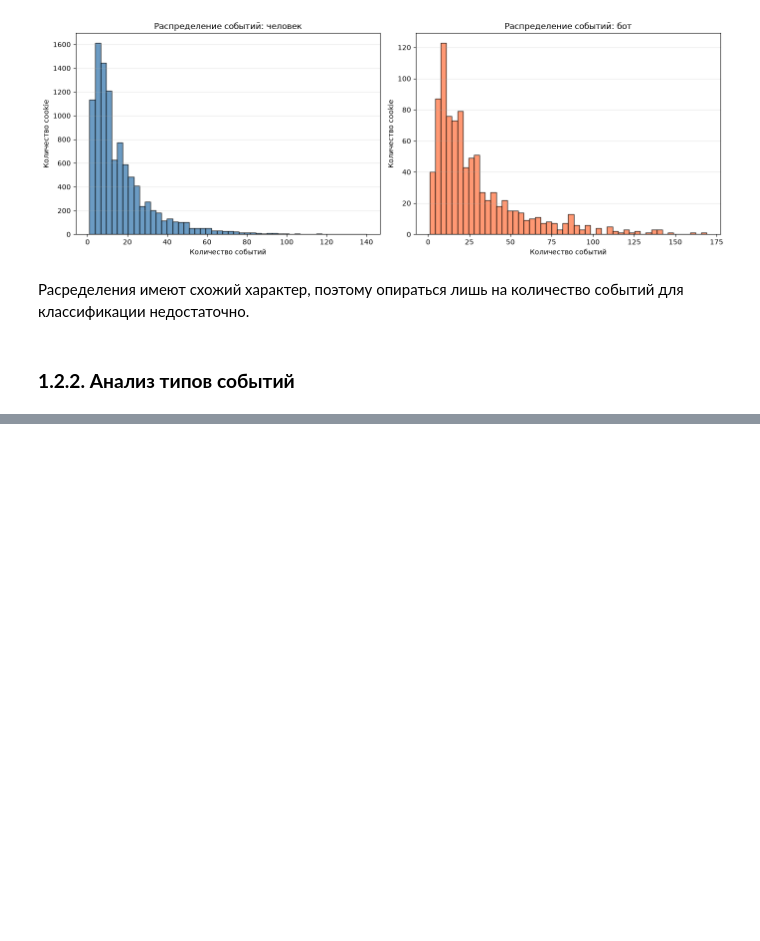
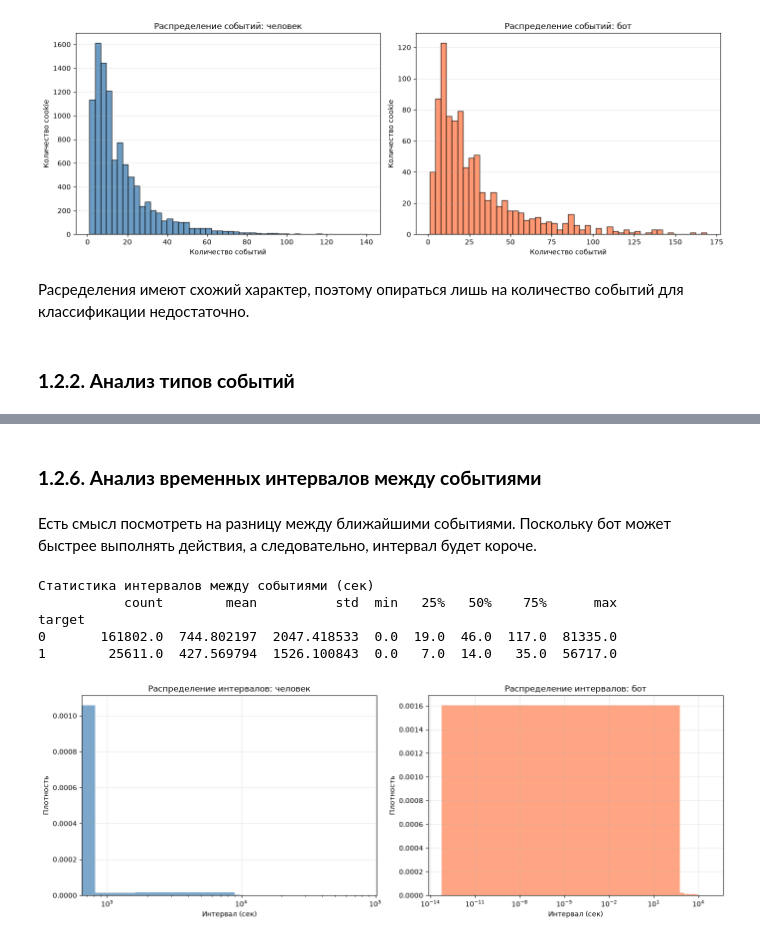
Before and after one commit to shshi23/avito-antibot, a Jupyter notebook: notebooks/01_eda.ipynb, the cells around one changed output, grey strips where cells are left out. Saved outputs shown, nothing was run; the diff lists cells and outputs as text; code cells hidden in the pictures; blank space fills up the shorter version.

```diff
--- a/notebooks/01_eda.ipynb
+++ b/notebooks/01_eda.ipynb
@@ -260,0 +598,53 @@ plt.show()
+# %% [markdown]
+### **1.2.6. Анализ временных интервалов между событиями**
+# %% [markdown]
+Есть смысл посмотреть на разницу между ближайшими событиями. Поскольку бот может быстрее выполнять действия, а следовательно, интервал будет короче.
+# %%
+# Сортируем события по cookie_id и времени
+events_sorted = events_filtered.sort_values(['cookie_id', 'event_ts'])
+
+# Считаем разницу между текущим и предыдущим событием для каждой куки
+events_sorted['time_diff_sec'] = events_sorted.groupby('cookie_id')['event_ts'].diff().dt.total_seconds()
+
+# Убираем первые события (у них NaN в time_diff)
+events_with_diff = events_sorted.dropna(subset=['time_diff_sec']).copy()
+
+print("Статистика интервалов между событиями (сек)")
+interval_stats = events_with_diff.groupby('target')['time_diff_sec'].describe()
+print(interval_stats)
+# %% [output]
+Статистика интервалов между событиями (сек)
+           count        mean          std  min   25%   50%    75%      max
+target
+0       161802.0  744.802197  2047.418533  0.0  19.0  46.0  117.0  81335.0
+1        25611.0  427.569794  1526.100843  0.0   7.0  14.0   35.0  56717.0
+# %%
+# Визуализация: распределение интервалов
+fig, axes = plt.subplots(1, 2, figsize=(14, 5))
+
+# Гистограмма для людей
+axes[0].hist(
+    events_with_diff[events_with_diff['target'] == 0]['time_diff_sec'],
+    bins=100, color='steelblue', alpha=0.7, density=True
+)
+axes[0].set_title('Распределение интервалов: человек')
+axes[0].set_xlabel('Интервал (сек)')
+axes[0].set_ylabel('Плотность')
+axes[0].set_xscale('log')
+axes[0].grid(alpha=0.3)
+
+# Гистограмма для ботов
+axes[1].hist(
+    events_with_diff[events_with_diff['target'] == 1]['time_diff_sec'],
+    bins=100, color='coral', alpha=0.7, density=True
+)
+axes[1].set_title('Распределение интервалов: бот')
+axes[1].set_xlabel('Интервал (сек)')
+axes[1].set_ylabel('Плотность')
+axes[1].set_xscale('log')
+axes[1].grid(alpha=0.3)
+
+plt.tight_layout()
+plt.show()
+# %% [output]
+[figure, added]
```
Also changed, not shown: parts of 47 cells of this notebook.
